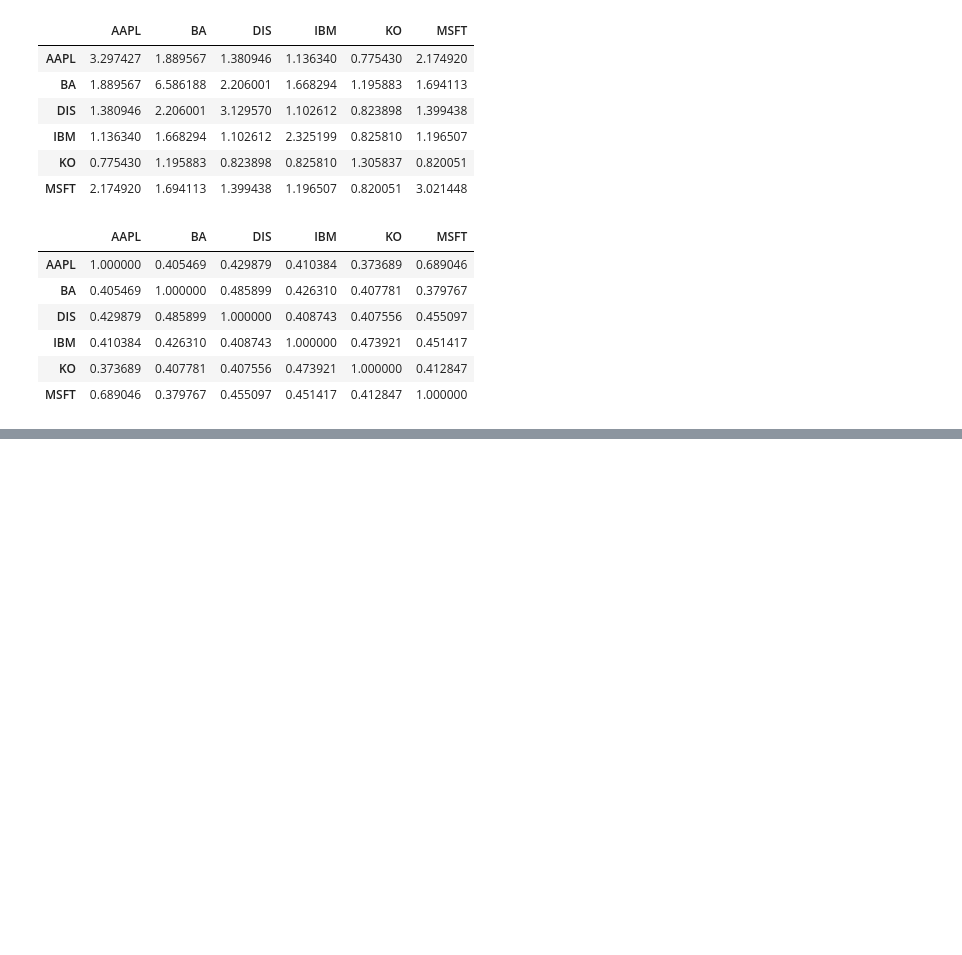
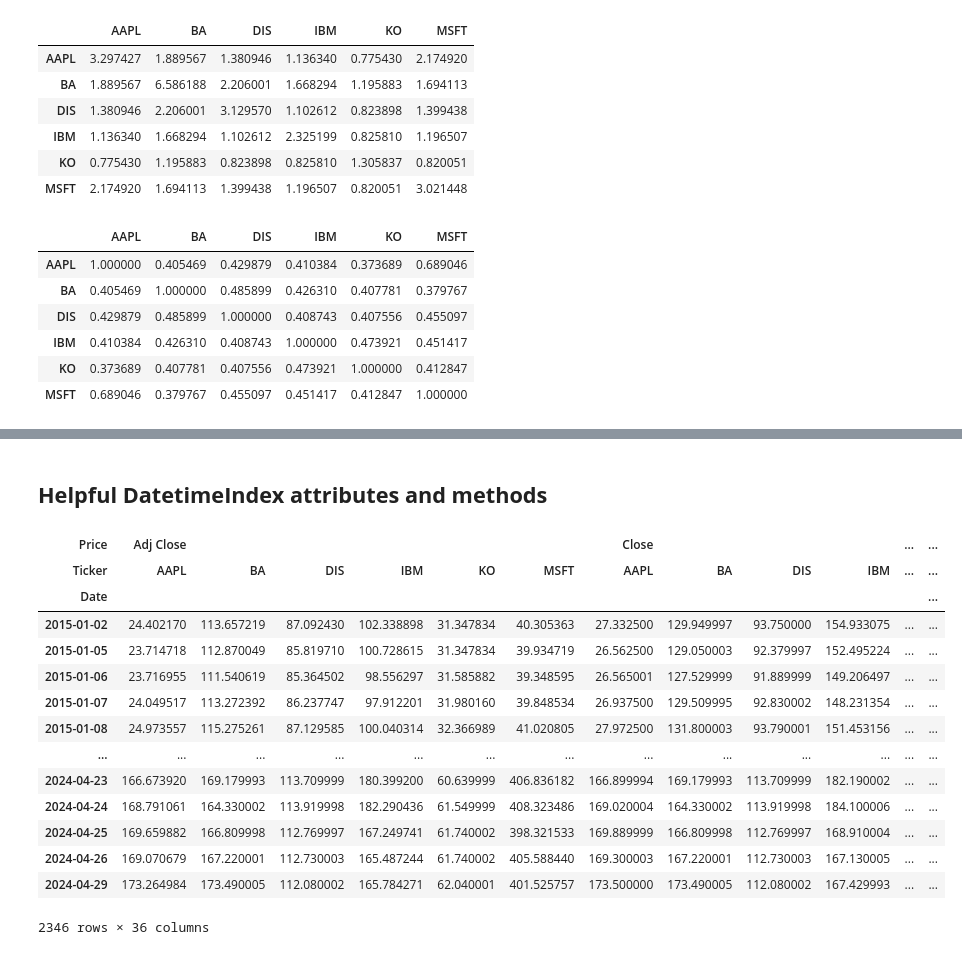
Before and after one commit to alchemistbg/udemy-the-complete-pandas-bootcamp, a Jupyter notebook: Section-24/Pandas_for_Finance_and_Investments.ipynb, the cells around one changed output, grey strips where cells are left out. Drawn from its saved outputs; the diff is of its cells as text; code cells hidden in the pictures; blank space fills up the shorter version.

```diff
--- a/Section-24/Pandas_for_Finance_and_Investments.ipynb
+++ b/Section-24/Pandas_for_Finance_and_Investments.ipynb
@@ -739,0 +740,20 @@ plt.show()
+# %% [markdown]
+## **Helpful DatetimeIndex attributes and methods**
+# %%
+stocks
+# %% [output]
+| Price | Adj Close |  |  |  |  |  | Close |  |  |  | ... | ... |
+| Ticker | AAPL | BA | DIS | IBM | KO | MSFT | AAPL | BA | DIS | IBM | ... | ... |
+| Date |  |  |  |  |  |  |  |  |  |  |  | ... |
+| 2015-01-02 | 24.402170 | 113.657219 | 87.092430 | 102.338898 | 31.347834 | 40.305363 | 27.332500 | 129.949997 | 93.750000 | 154.933075 | ... | ... |
+| 2015-01-05 | 23.714718 | 112.870049 | 85.819710 | 100.728615 | 31.347834 | 39.934719 | 26.562500 | 129.050003 | 92.379997 | 152.495224 | ... | ... |
+| 2015-01-06 | 23.716955 | 111.540619 | 85.364502 | 98.556297 | 31.585882 | 39.348595 | 26.565001 | 127.529999 | 91.889999 | 149.206497 | ... | ... |
+| 2015-01-07 | 24.049517 | 113.272392 | 86.237747 | 97.912201 | 31.980160 | 39.848534 | 26.937500 | 129.509995 | 92.830002 | 148.231354 | ... | ... |
+| 2015-01-08 | 24.973557 | 115.275261 | 87.129585 | 100.040314 | 32.366989 | 41.020805 | 27.972500 | 131.800003 | 93.790001 | 151.453156 | ... | ... |
+| ... | ... | ... | ... | ... | ... | ... | ... | ... | ... | ... | ... | ... |
+| 2024-04-23 | 166.673920 | 169.179993 | 113.709999 | 180.399200 | 60.639999 | 406.836182 | 166.899994 | 169.179993 | 113.709999 | 182.190002 | ... | ... |
+| 2024-04-24 | 168.791061 | 164.330002 | 113.919998 | 182.290436 | 61.549999 | 408.323486 | 169.020004 | 164.330002 | 113.919998 | 184.100006 | ... | ... |
+| 2024-04-25 | 169.659882 | 166.809998 | 112.769997 | 167.249741 | 61.740002 | 398.321533 | 169.889999 | 166.809998 | 112.769997 | 168.910004 | ... | ... |
+| 2024-04-26 | 169.070679 | 167.220001 | 112.730003 | 165.487244 | 61.740002 | 405.588440 | 169.300003 | 167.220001 | 112.730003 | 167.130005 | ... | ... |
+| 2024-04-29 | 173.264984 | 173.490005 | 112.080002 | 165.784271 | 62.040001 | 401.525757 | 173.500000 | 173.490005 | 112.080002 | 167.429993 | ... | ... |
+2346 rows × 36 columns
```
Also changed, not shown: parts of 46 cells of this notebook, 2 other files.
